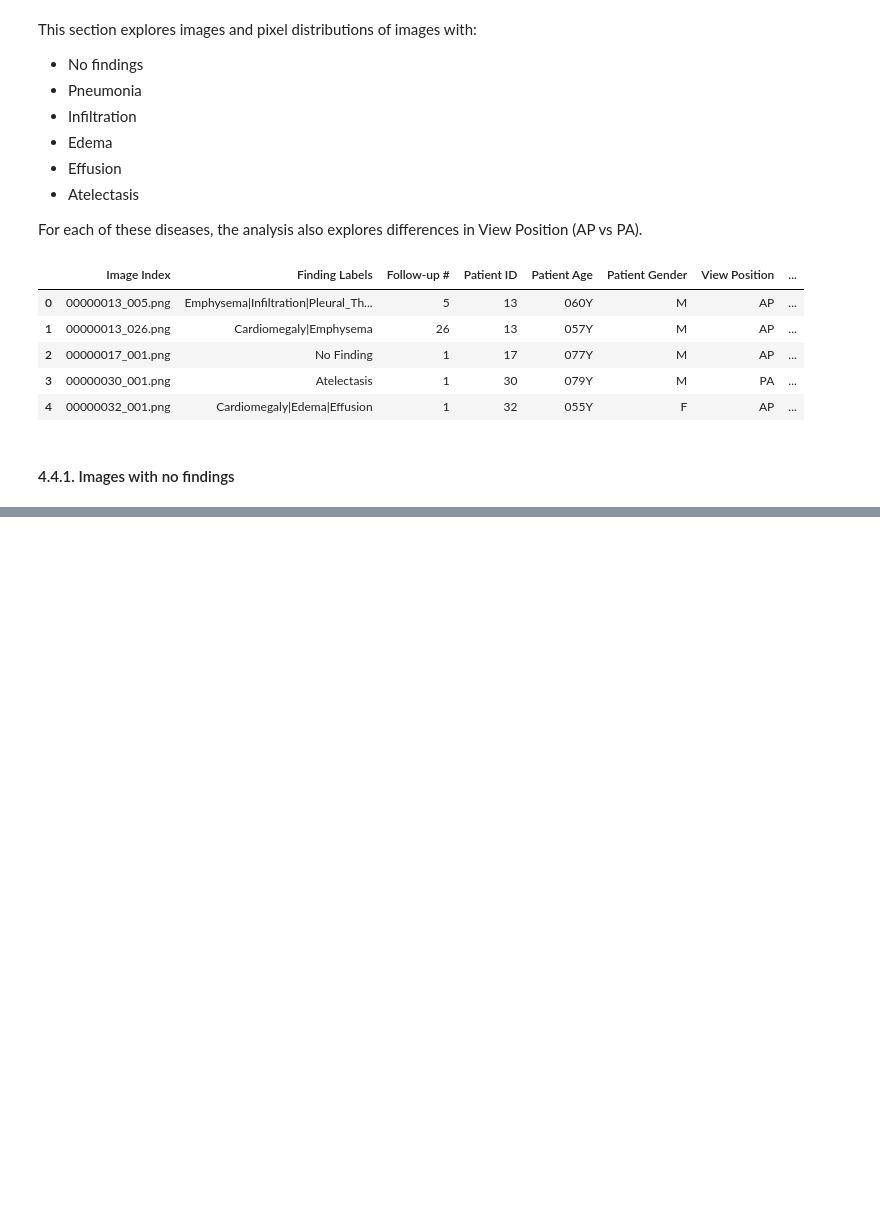
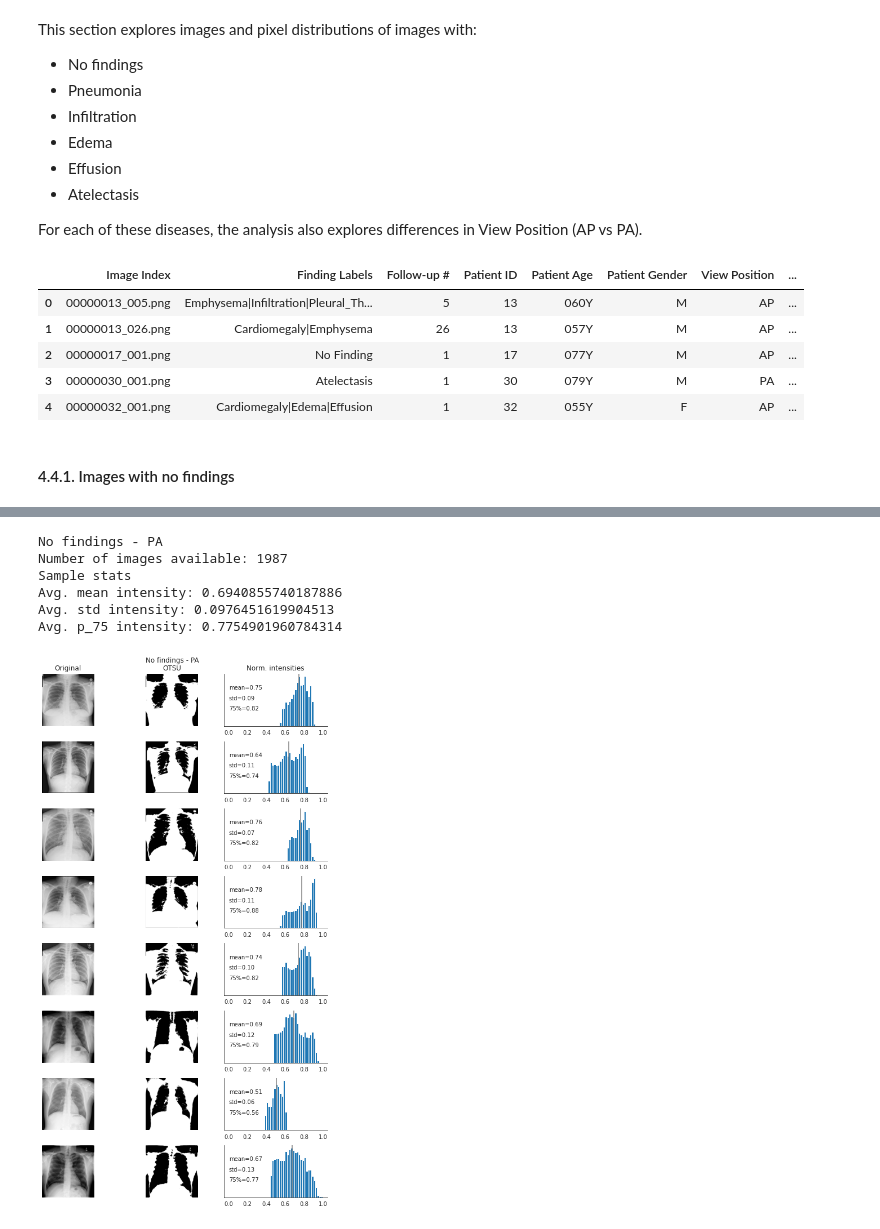
Before and after one commit to lmasello/pneumonia-detection-from-chest-x-rays, a Jupyter notebook: EDA.ipynb, the cells around one changed output, grey strips where cells are left out. Drawn from its saved outputs; the diff is of its cells as text; code cells hidden in the pictures; blank space fills up the shorter version.

```diff
--- a/EDA.ipynb
+++ b/EDA.ipynb
@@ -513,0 +536,10 @@ plot_samples(df=samples_with_atelectasis, N_SAMPLES=6)
+# %%
+plot_pixel_data(images_pa, n_samples=8, subtitle='No findings - PA')
+# %% [output]
+No findings - PA
+Number of images available: 1987
+Sample stats
+Avg. mean intensity: 0.6940855740187886
+Avg. std intensity: 0.0976451619904513
+Avg. p_75 intensity: 0.7754901960784314
+[figure, added]
```
Also changed, not shown: parts of 66 cells of this notebook.
